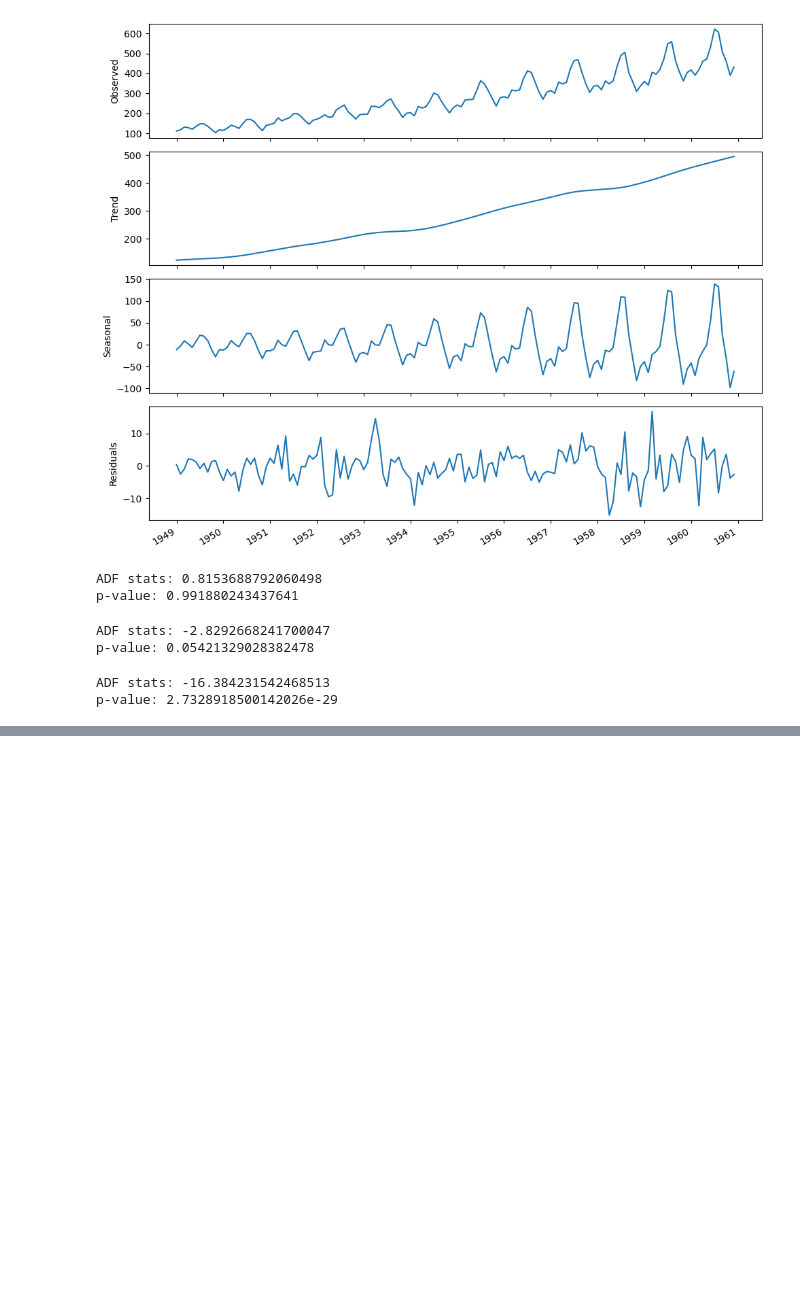
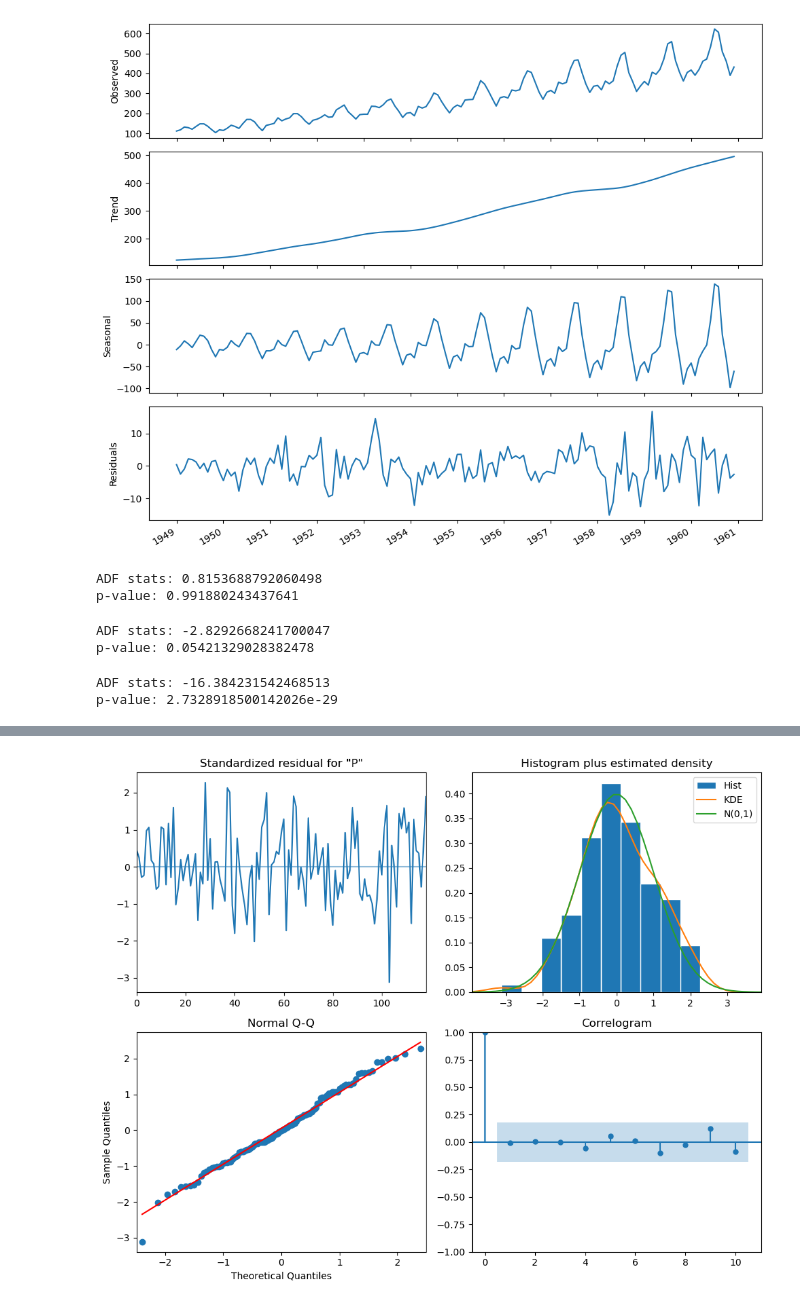
Before and after one commit to Alexa201228/timeseriesPracticeML, a Jupyter notebook: SARIMA_model.ipynb, the cells around one changed output, grey strips where cells are left out. Cells and saved outputs as stored; diff of their text form; code cells hidden in the pictures; blank space fills up the shorter version.

```diff
--- a/SARIMA_model.ipynb
+++ b/SARIMA_model.ipynb
@@ -159,0 +206,17 @@ ljungbox_df
+# %%
+from itertools import product
+
+ps = range(0, 4, 1)
+qs = range(0, 4, 1)
+Ps = range(0, 4, 1)
+Qs = range(0, 4, 1)
+
+SARIMA_order_list = list(product(ps, qs, Ps, Qs))
+
+train = passengers_df["Passengers"][:-12]
+
+d = 1
+D = 1
+s = 12
+SARIMA_result_df = optimize_SARIMA(train, SARIMA_order_list, d, D, s)
+SARIMA_result_df
@@ -159,0 +237,9 @@ ljungbox_df
+# %%
+SARIMA_model = SARIMAX(train, order=(3, 1, 2), seasonal_order=(2, 1, 2, 12), simple_differencing=False)
+SARIMA_model_fit = SARIMA_model.fit(disp=False)
+
+SARIMA_model_fit.plot_diagnostics(figsize=(10, 8))
+
+plt.tight_layout()
+# %% [output]
+[figure, added]
```
Also changed, not shown: parts of 14 cells of this notebook.
